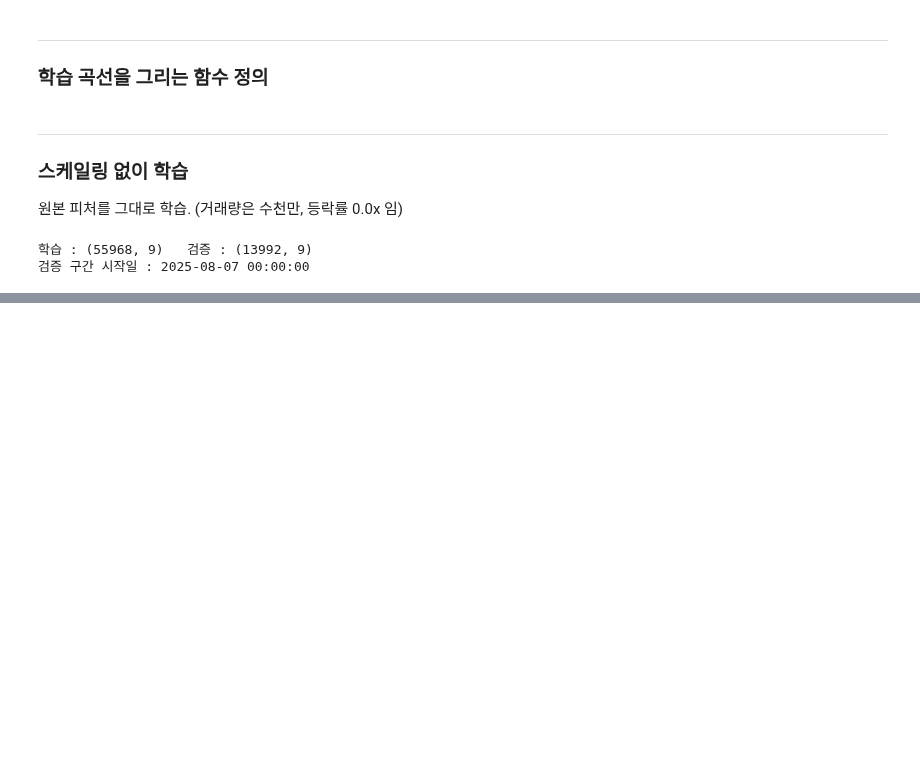
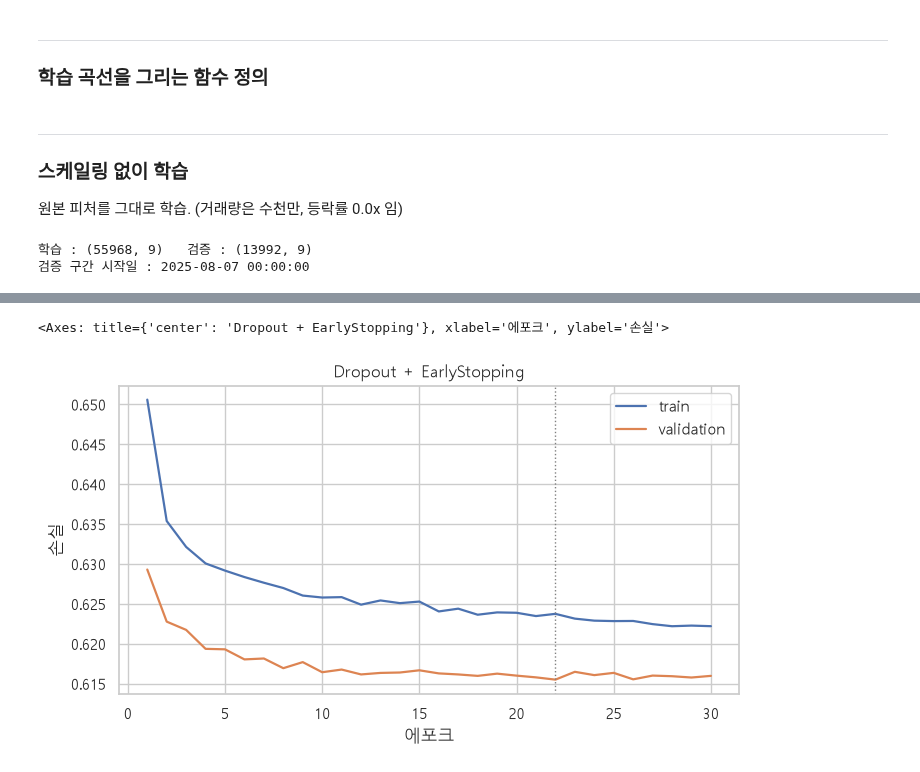
Before and after one commit to Cinderelllllla/demo-repository, a Jupyter notebook: 13_dl/01_keras.ipynb, the cells around one changed output, grey strips where cells are left out. Drawn from its saved outputs; the diff is of its cells as text; code cells hidden in the pictures; blank space fills up the shorter version.

```diff
--- a/13_dl/01_keras.ipynb
+++ b/13_dl/01_keras.ipynb
@@ -348,0 +522,29 @@ print(f"학습 시간 : {time.time() - t0:.0f}초")
+# %%
+es = EarlyStopping(
+    monitor="val_loss",     # 무엇을 볼 것인가?
+    patience=8,             # 몇번 참을 것인가?
+    restore_best_weights=True   # 참기 전 가장 좋았던 시점으로 되돌림
+)
+
+t0 = time.time()
+
+model_drop = build_model(len(FEATURES), hidden=(256, 256, 128), dropout=0.3)
+print(f"{model_drop.count_params():,}개 / 학습 데이터 {len(X_fit):,}행")
+
+hist_drop = model_drop.fit(
+    X_fit_s, y_fit,
+    epochs=60,
+    batch_size=512,
+    validation_data=(X_val_s, y_val),
+    shuffle=False,
+    verbose=0,
+    callbacks=[es]
+)
+
+ran = len(hist_drop.history["loss"])
+best = int( np.argmin(hist_drop.history['val_loss']) ) + 1
+
+print(f"실행한 에포크 : {ran}   val_loss 최저 에포크 : {best}")
+
+print(f"학습 시간 : {time.time() - t0:.0f}초")
+print_history(hist_drop)
@@ -348,0 +566,5 @@ print(f"학습 시간 : {time.time() - t0:.0f}초")
+# %%
+plot_history(hist_drop, "Dropout + EarlyStopping")
+# %% [output]
+<Axes: title={'center': 'Dropout + EarlyStopping'}, xlabel='에포크', ylabel='손실'>
+[figure, added]
```
Also changed, not shown: parts of 14 cells of this notebook.
